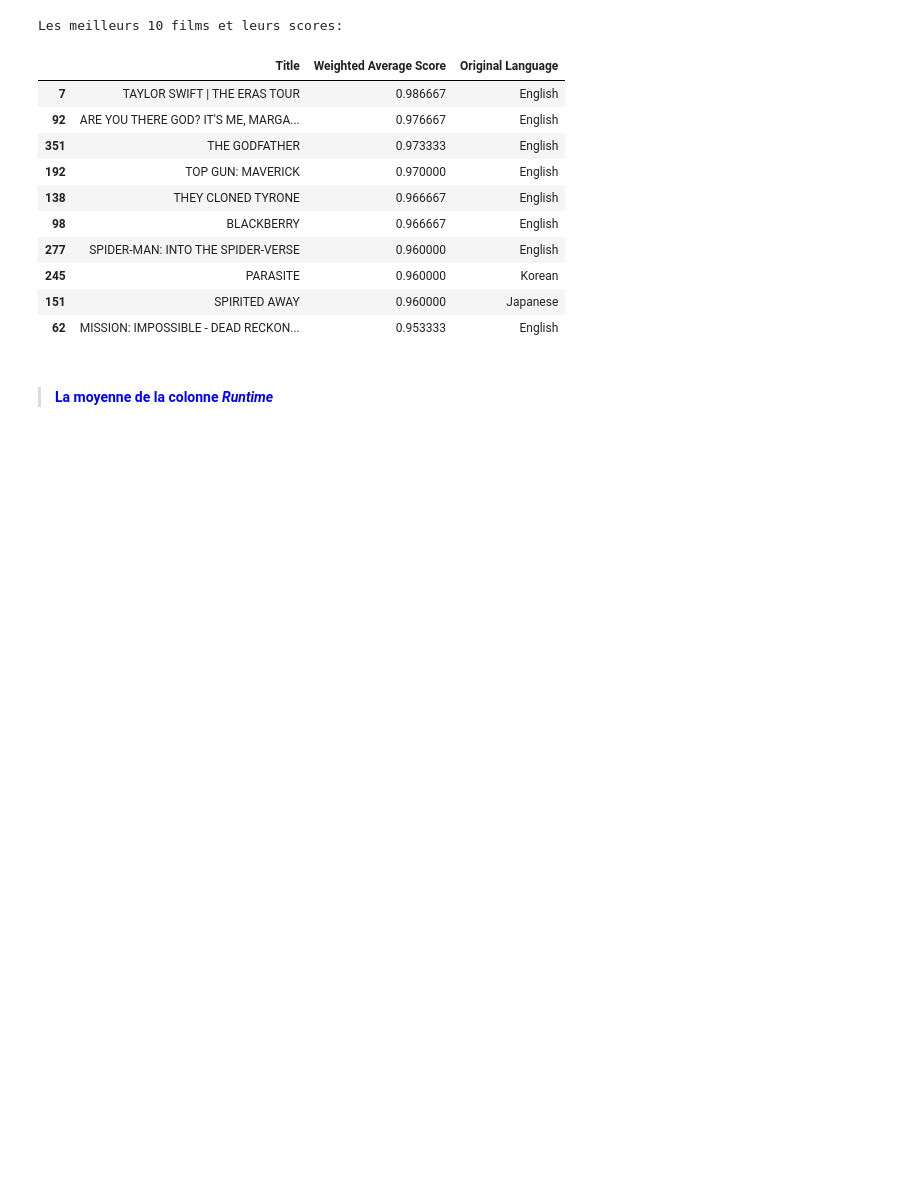
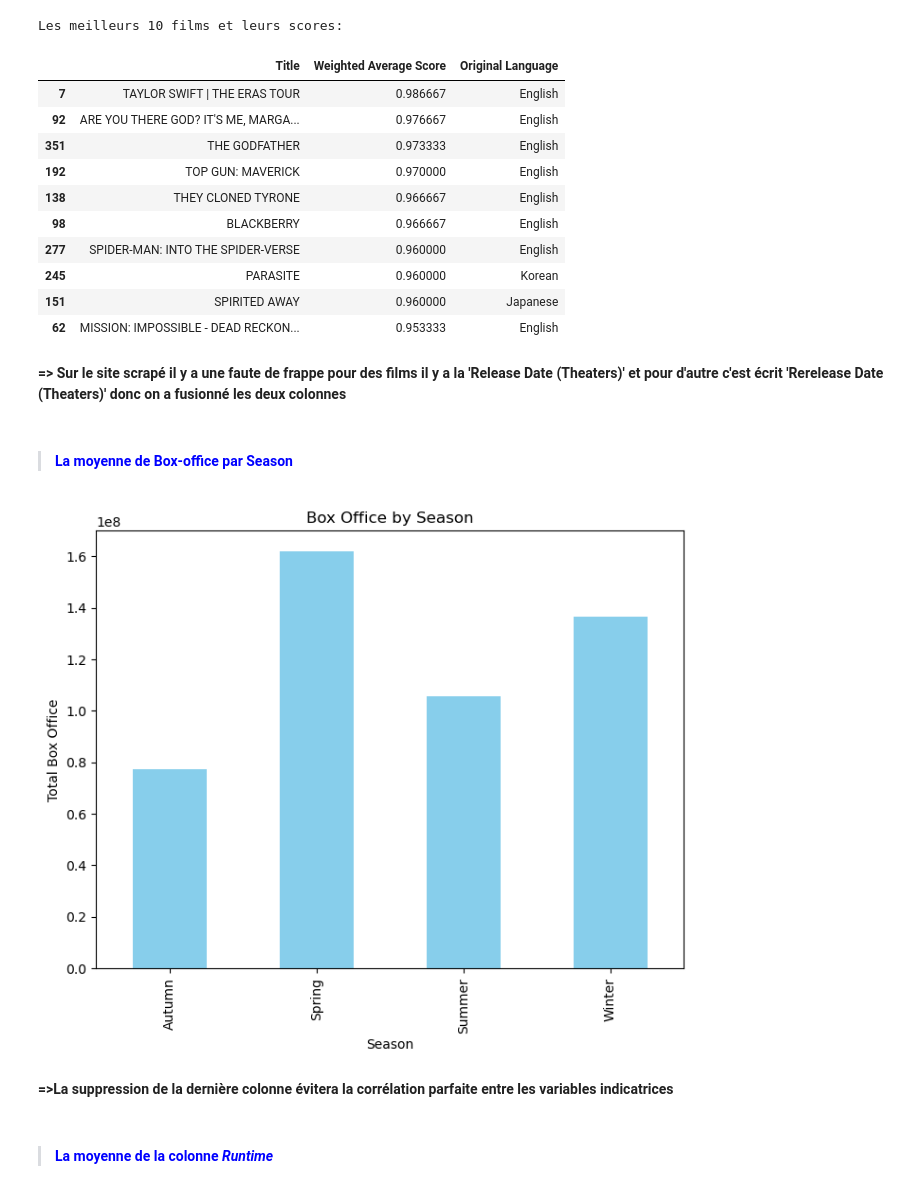
Before and after one commit to ZakaryaAD/Projet-Data-ALAMI-et-Blel, a Jupyter notebook: Web scraping with Selenium.ipynb, the cells around one changed output. Saved outputs shown, nothing was run; the diff lists cells and outputs as text; code cells hidden in the pictures; blank space fills up the shorter version.

```diff
--- a/Web scraping with Selenium.ipynb
+++ b/Web scraping with Selenium.ipynb
@@ -269,4 +270,45 @@ def convert_to_dd_mm_yyyy_streaming(date_str):
 # %%
 df['Runtime'] = df['Runtime'].apply(convert_to_minutes)
 df['Release Date (Theaters)'] = df['Release Date (Theaters)'].apply(convert_to_dd_mm_yyyy_theater)
-df['Release Date (Streaming)'] = df['Release Date (Streaming)'].apply(convert_to_dd_mm_yyyy_streaming)
+df['Rerelease Date (Theaters)'] = df['Rerelease Date (Theaters)'].apply(convert_to_dd_mm_yyyy_theater)
+# %%
+# Use combine_first to merge the two columns into a new column
+df['Release Date (Theaters)'] = df['Release Date (Theaters)'].combine_first(df['Rerelease Date (Theaters)'])
+# %% [markdown]
+<b> => Sur le site scrapé il y a une faute de frappe pour des films il y a la 'Release Date (Theaters)' et pour d'autre c'est écrit 'Rerelease Date (Theaters)' donc on a fusionné les deux colonnes </b>
+# %%
+# Fonction pour obtenir la saison
+def get_season(date):
+    if pd.notna(date):
+        month = date.month
+        if 3 <= month <= 5:
+            return 'Spring'
+        elif 6 <= month <= 8:
+            return 'Summer'
+        elif 9 <= month <= 11:
+            return 'Autumn'
+        else:
+            return 'Winter'
+    else:
+        return None
+
+# Création de la nouvelle colonne 'season'
+df['season'] = df['Release Date (Theaters)'].apply(get_season)
+# %%
+df = df.drop(['Release Date (Streaming)','Rerelease Date (Theaters)'], axis=1)
+# %% [markdown]
+<blockquote> <h4 style="color:Blue" > La moyenne de Box-office par Season </h4>   </blockquote>
+<a class="anchor" id="chapter1"></a>
+# %%
+# Group by season and calculate the total box office for each season
+season_box_office = df.groupby('season')['Box Office (Gross USA)'].mean()
+
+# Plotting
+plt.figure(figsize=(8, 6))
+season_box_office.plot(kind='bar', color='skyblue')
+plt.title('Box Office by Season')
+plt.xlabel('Season')
+plt.ylabel('Total Box Office')
+plt.show()
+# %% [output]
+[figure, added]
@@ -273,3 +321,5 @@ df['Release Date (Streaming)'] = df['Release Date (Streaming)'].apply(convert_to
+# %% [markdown]
+<b> =>La suppression de la dernière colonne évitera la corrélation parfaite entre les variables indicatrices</b>
 # %% [markdown]
 <blockquote> <h4 style="color:Blue" > La moyenne de la colonne <em>Runtime</em> </h4>   </blockquote>
 <a class="anchor" id="chapter1"></a>
```
Also changed, not shown: parts of 20 cells of this notebook.
